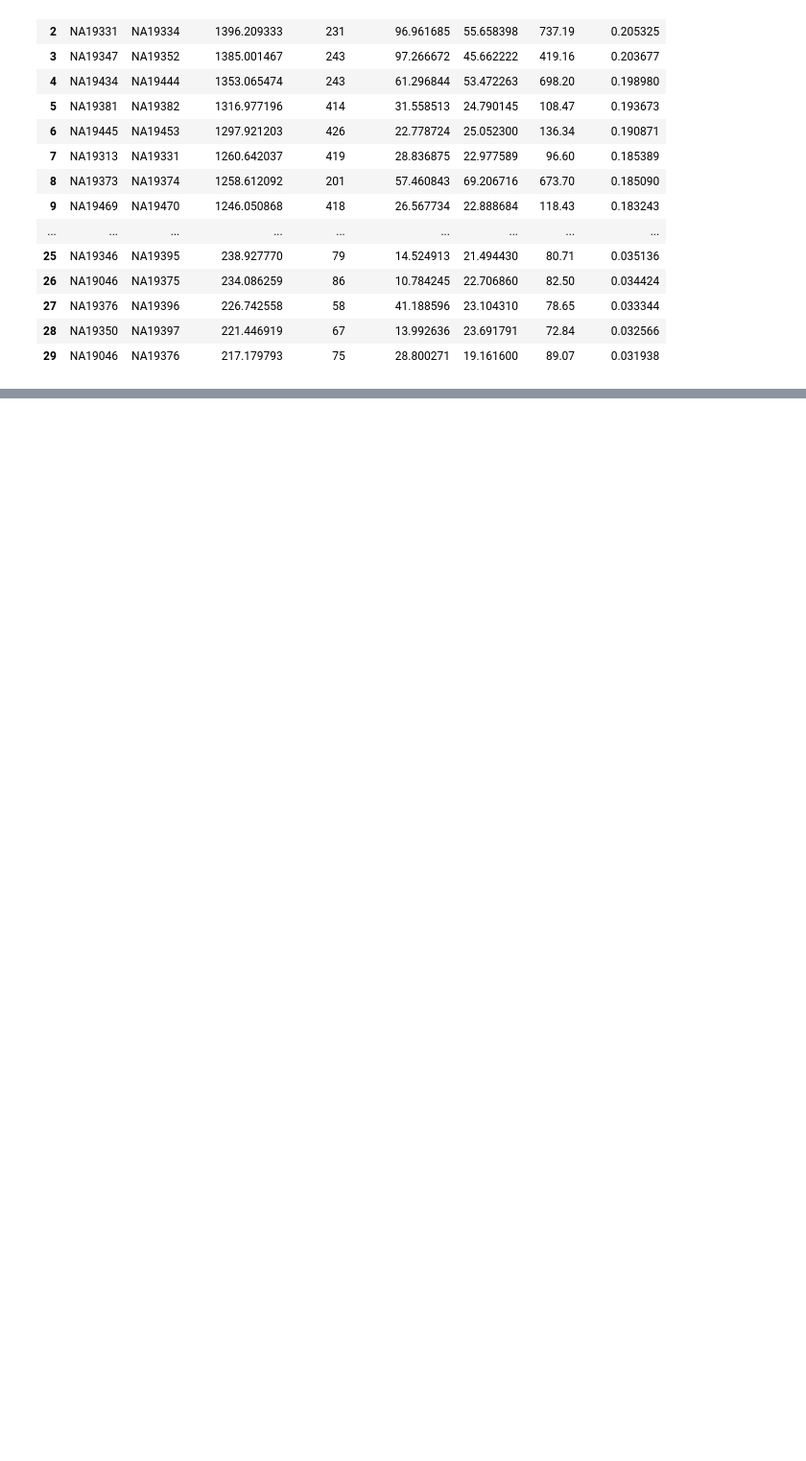
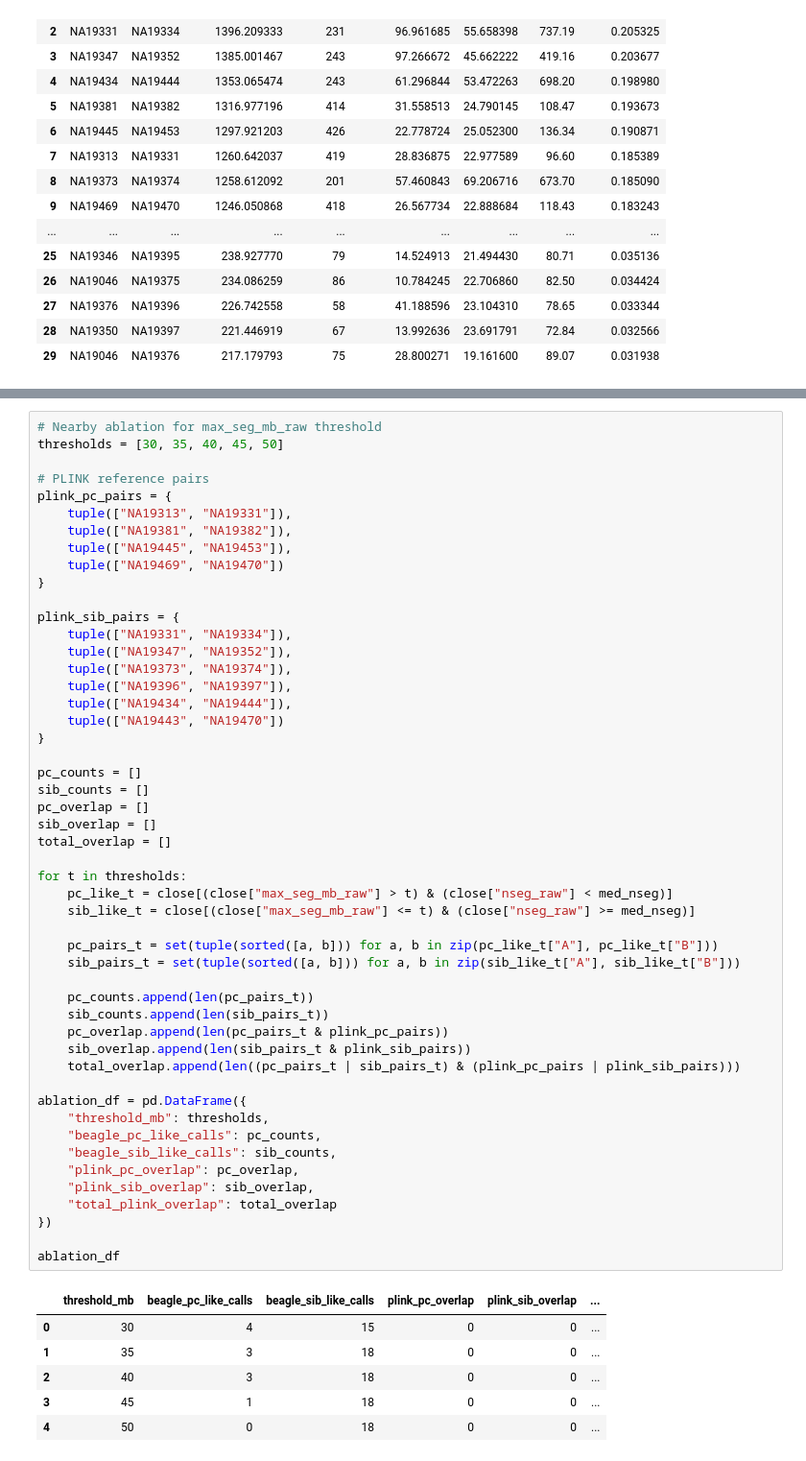
Before and after one commit to kaiyuanh2/cse284-final-project, a Jupyter notebook: beagle-relative-finding.ipynb, the cells around one changed output, grey strips where cells are left out. Shown at 96% size. Drawn from its saved outputs; the diff is of its cells as text; blank space fills up the shorter version.

```diff
--- a/beagle-relative-finding.ipynb
+++ b/beagle-relative-finding.ipynb
@@ -201,0 +347,57 @@ plt.show()
+# %%
+# Nearby ablation for max_seg_mb_raw threshold
+thresholds = [30, 35, 40, 45, 50]
+
+# PLINK reference pairs
+plink_pc_pairs = {
+    tuple(["NA19313", "NA19331"]),
+    tuple(["NA19381", "NA19382"]),
+    tuple(["NA19445", "NA19453"]),
+    tuple(["NA19469", "NA19470"])
+}
+
+plink_sib_pairs = {
+    tuple(["NA19331", "NA19334"]),
+    tuple(["NA19347", "NA19352"]),
+    tuple(["NA19373", "NA19374"]),
+    tuple(["NA19396", "NA19397"]),
+    tuple(["NA19434", "NA19444"]),
+    tuple(["NA19443", "NA19470"])
+}
+
+pc_counts = []
+sib_counts = []
+pc_overlap = []
+sib_overlap = []
+total_overlap = []
+
+for t in thresholds:
+    pc_like_t = close[(close["max_seg_mb_raw"] > t) & (close["nseg_raw"] < med_nseg)]
+    sib_like_t = close[(close["max_seg_mb_raw"] <= t) & (close["nseg_raw"] >= med_nseg)]
+
+    pc_pairs_t = set(tuple(sorted([a, b])) for a, b in zip(pc_like_t["A"], pc_like_t["B"]))
+    sib_pairs_t = set(tuple(sorted([a, b])) for a, b in zip(sib_like_t["A"], sib_like_t["B"]))
+
+    pc_counts.append(len(pc_pairs_t))
+    sib_counts.append(len(sib_pairs_t))
+    pc_overlap.append(len(pc_pairs_t & plink_pc_pairs))
+    sib_overlap.append(len(sib_pairs_t & plink_sib_pairs))
+    total_overlap.append(len((pc_pairs_t | sib_pairs_t) & (plink_pc_pairs | plink_sib_pairs)))
+
+ablation_df = pd.DataFrame({
+    "threshold_mb": thresholds,
+    "beagle_pc_like_calls": pc_counts,
+    "beagle_sib_like_calls": sib_counts,
+    "plink_pc_overlap": pc_overlap,
+    "plink_sib_overlap": sib_overlap,
+    "total_plink_overlap": total_overlap
+})
+
+ablation_df
+# %% [output]
+|  | threshold_mb | beagle_pc_like_calls | beagle_sib_like_calls | plink_pc_overlap | plink_sib_overlap | ... |
+| 0 | 30 | 4 | 15 | 0 | 0 | ... |
+| 1 | 35 | 3 | 18 | 0 | 0 | ... |
+| 2 | 40 | 3 | 18 | 0 | 0 | ... |
+| 3 | 45 | 1 | 18 | 0 | 0 | ... |
+| 4 | 50 | 0 | 18 | 0 | 0 | ... |
```
Also changed, not shown: parts of 11 cells of this notebook, 1 other file.
